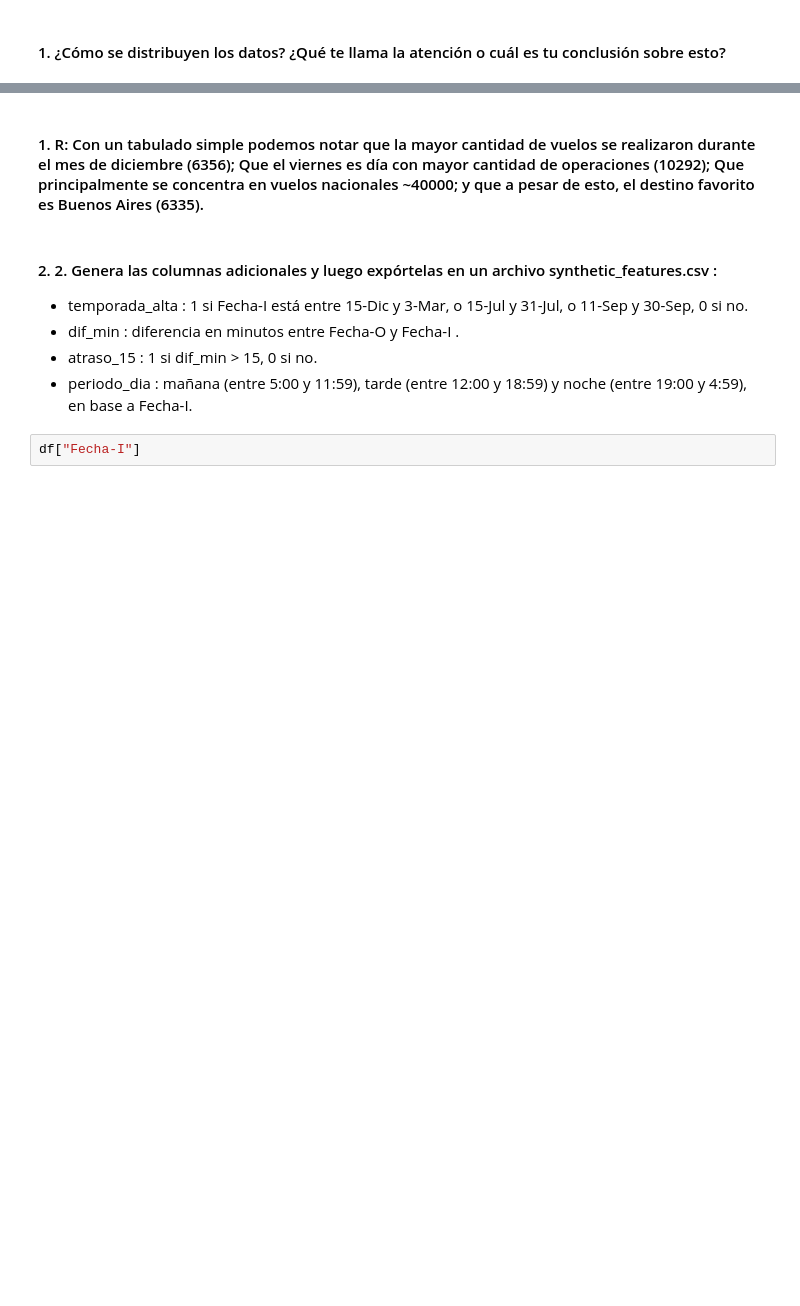
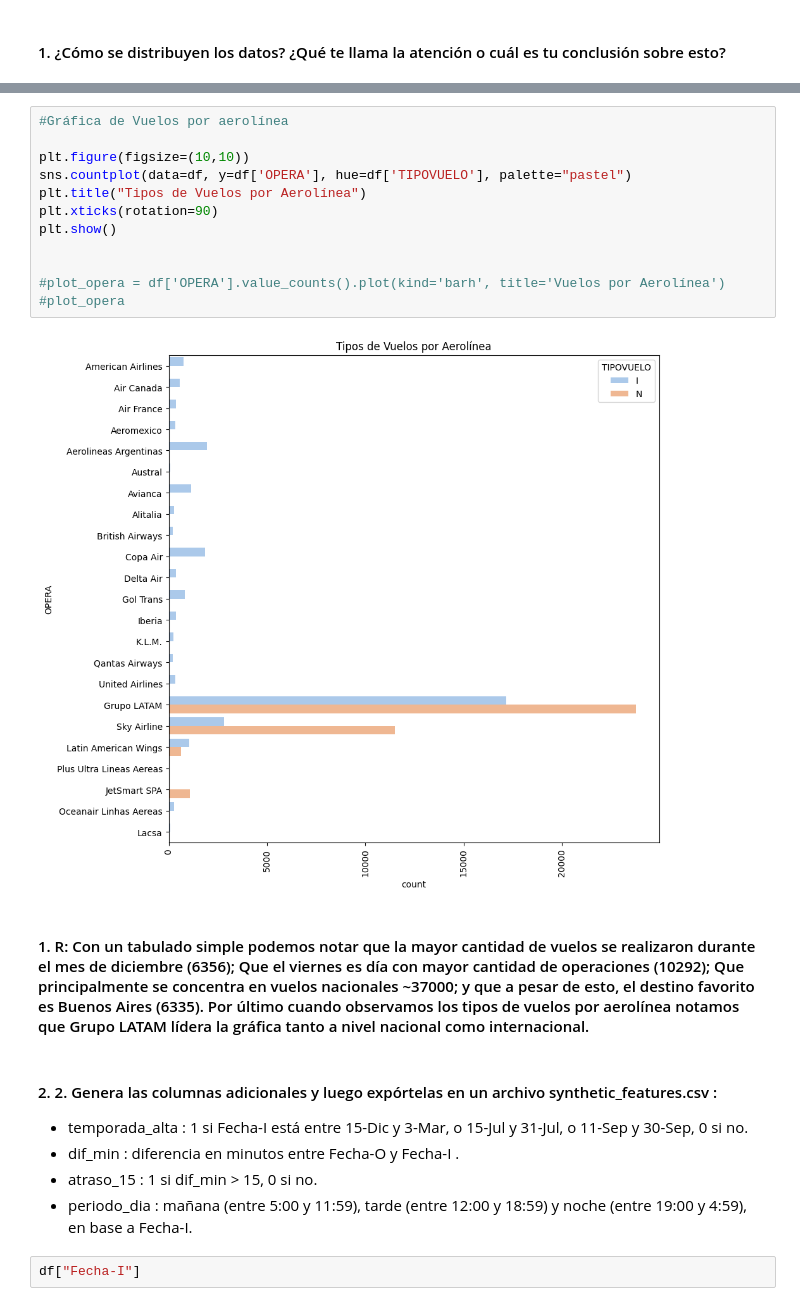
Before and after one commit to rodgonzkus/Neuralworks, a Jupyter notebook: solution.ipynb, the cells around one changed output, grey strips where cells are left out. Cells and saved outputs as stored; diff of their text form; blank space fills up the shorter version.

```diff
--- a/solution.ipynb
+++ b/solution.ipynb
@@ -121,5 +147,19 @@ plot_sdes
+# %%
+#Gráfica de Vuelos por aerolínea
+
+plt.figure(figsize=(10,10))
+sns.countplot(data=df, y=df['OPERA'], hue=df['TIPOVUELO'], palette="pastel")
+plt.title("Tipos de Vuelos por Aerolínea")
+plt.xticks(rotation=90)
+plt.show()
+
+
+#plot_opera = df['OPERA'].value_counts().plot(kind='barh', title='Vuelos por Aerolínea')
+#plot_opera
+# %% [output]
+[figure, added]
 # %% [markdown]
-#### 1. R: Con un tabulado simple podemos notar que la mayor cantidad de vuelos se realizaron durante el mes de diciembre (6356); Que el viernes es día con mayor cantidad de operaciones (10292); Que principalmente se concentra en vuelos nacionales ~40000; y que a pesar de esto, el destino favorito es Buenos Aires (6335).
+#### 1. R: Con un tabulado simple podemos notar que la mayor cantidad de vuelos se realizaron durante el mes de diciembre (6356); Que el viernes es día con mayor cantidad de operaciones (10292); Que principalmente se concentra en vuelos nacionales ~37000; y que a pesar de esto, el destino favorito es Buenos Aires (6335). Por último cuando observamos los tipos de vuelos por aerolínea notamos que Grupo LATAM lídera la gráfica tanto a nivel nacional como internacional.
 # %% [markdown]
 #### 2. 2. Genera las columnas adicionales y luego expórtelas en un archivo synthetic_features.csv :
 - temporada_alta : 1 si Fecha-I está entre 15-Dic y 3-Mar, o 15-Jul y 31-Jul, o 11-Sep y 30-Sep, 0 si no.
```
Also changed, not shown: parts of 17 cells of this notebook.
